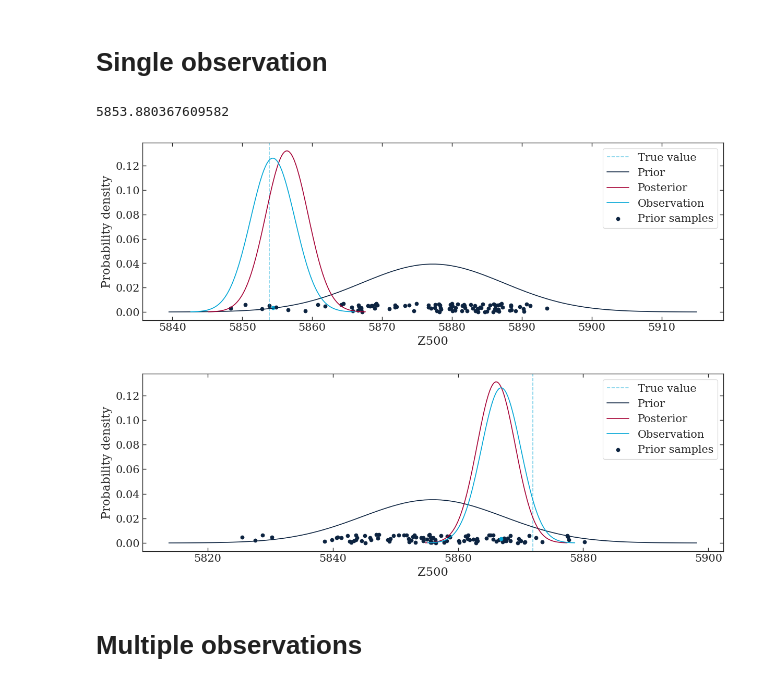
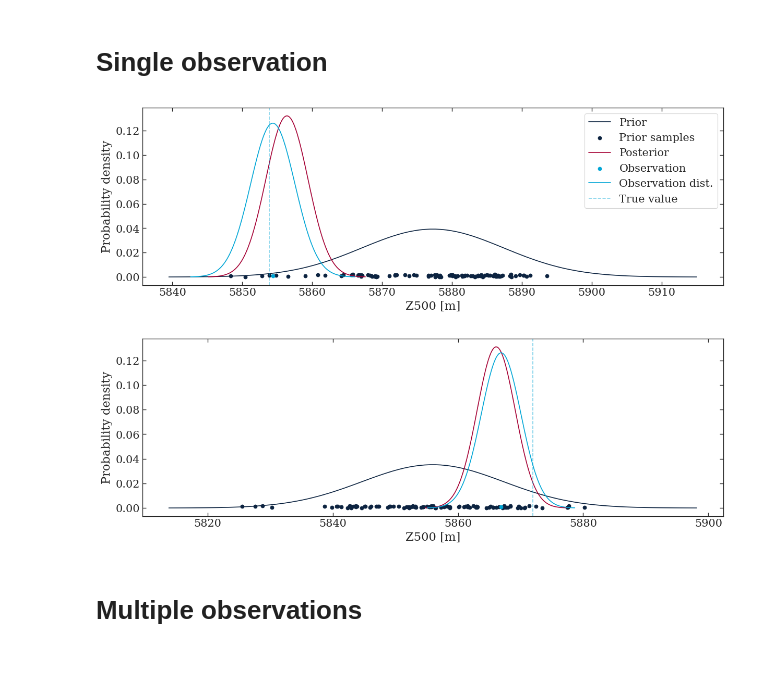
Before and after one commit to DominikStiller/uw-enspred, a Jupyter notebook: notebooks/lab3.ipynb, the cells around one changed output. Cells and saved outputs as stored; diff of their text form; code cells hidden in the pictures.

```diff
--- a/notebooks/lab3.ipynb
+++ b/notebooks/lab3.ipynb
@@ -46,10 +43,6 @@ axs[1].hist(point2)
 [figure]
 # %% [markdown]
 # Single observation
-# %%
-point1[0]
-# %% [output]
-5853.880367609582
 # %%
 def assimilate(prior, y, sigma_y):
     K = prior.var() / (prior.var() + sigma_y**2)
@@ -62,7 +55,7 @@ def plot_pdf(ax, dist, lim=0.0001, **kwargs):
     x = np.linspace(dist.ppf(lim), dist.ppf(1 - lim), 100)
     ax.plot(x, dist.pdf(x), **kwargs)
 # %%
-def assimilate_single_and_plot(point, lat, name):
+def assimilate_single_and_plot(point, lat, name, show_legend=True):
     sigma_y = np.sqrt(10)
 
     x_true = point[0]
@@ -73,17 +66,20 @@ def assimilate_single_and_plot(point, lat, name):
 
     fig, ax = plt.subplots(figsize=(12, 4))
 
-    ax.axvline(x_true, color="C2", alpha=0.5, label="True value", ls="--")
     plot_pdf(ax, ensemble_prior, label="Prior")
-    plot_pdf(ax, ensemble_posterior, label="Posterior")
-    plot_pdf(ax, norm(y, sigma_y), label="Observation")
 
     jitter_max = ax.get_ylim()[1] * 0.05
     ax.scatter(ensemple_prior_samples, np.random.uniform(0, jitter_max, ensemple_prior_samples.shape), c="C0", label="Prior samples")
-    ax.scatter(y, jitter_max / 2, c="C2")
 
-    ax.legend()
-    ax.set_xlabel("Z500")
+    plot_pdf(ax, ensemble_posterior, label="Posterior")
+    ax.scatter(y, jitter_max / 2, c="C2", label="Observation")
+    plot_pdf(ax, norm(y, sigma_y), label="Observation dist.")
+    ax.axvline(x_true, color="C2", alpha=0.5, label="True value", ls="--")
+
+    if show_legend:
+        ax.legend()
+
+    ax.set_xlabel("Z500 [m]")
     ax.set_ylabel("Probability density")
 
     format_plot()
@@ -91,11 +87,11 @@ def assimilate_single_and_plot(point, lat, name):
 # %%
 assimilate_single_and_plot(point1, lat1, "single_point1")
 # %% [output]
-[figure, old version]
+[figure, new version]
 # %%
-assimilate_single_and_plot(point2, lat2, "single_point2")
+assimilate_single_and_plot(point2, lat2, "single_point2", show_legend=False)
 # %% [output]
-[figure, old version]
+[figure, new version]
 # %% [markdown]
 # Multiple observations
 # %%
```
Also changed, not shown: parts of 23 cells of this notebook, 20 other files.
